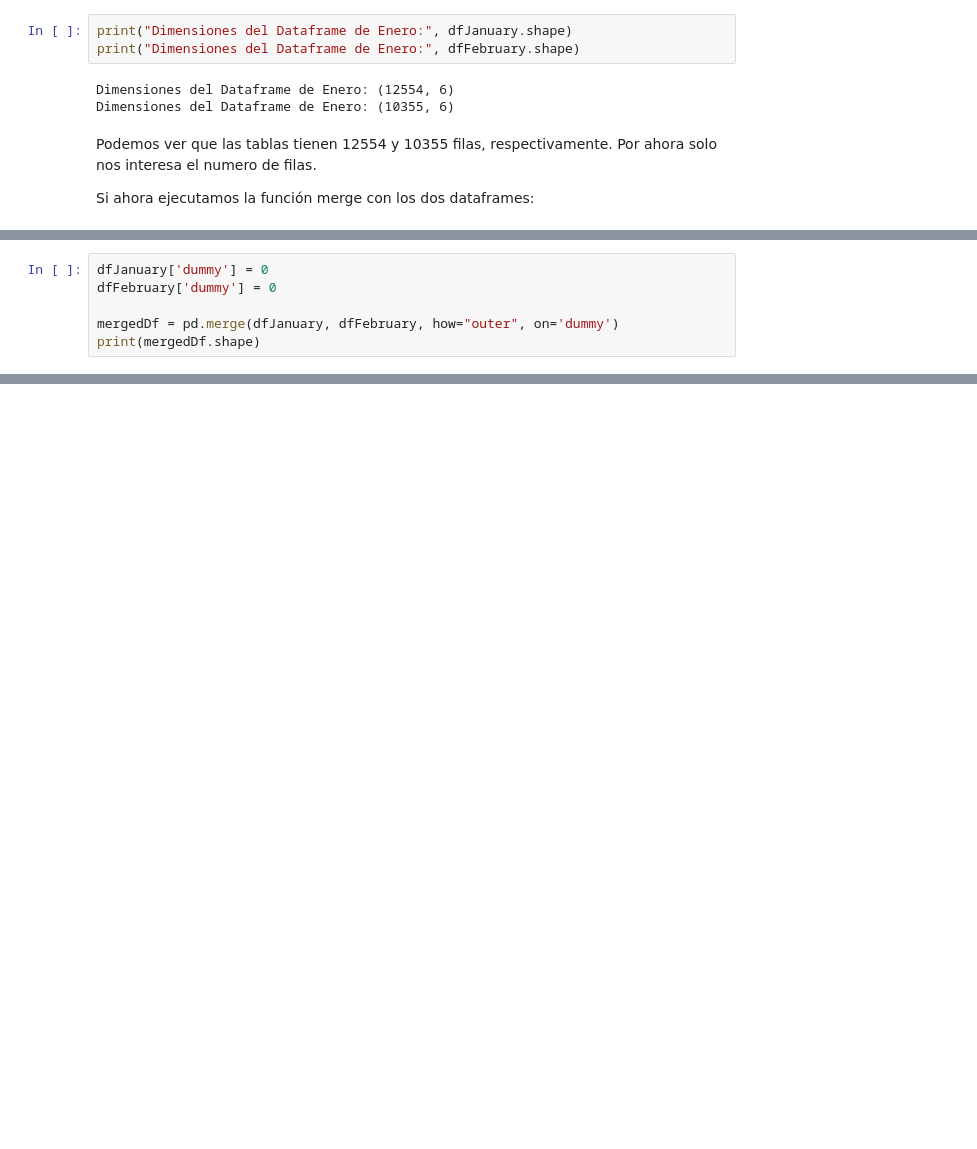
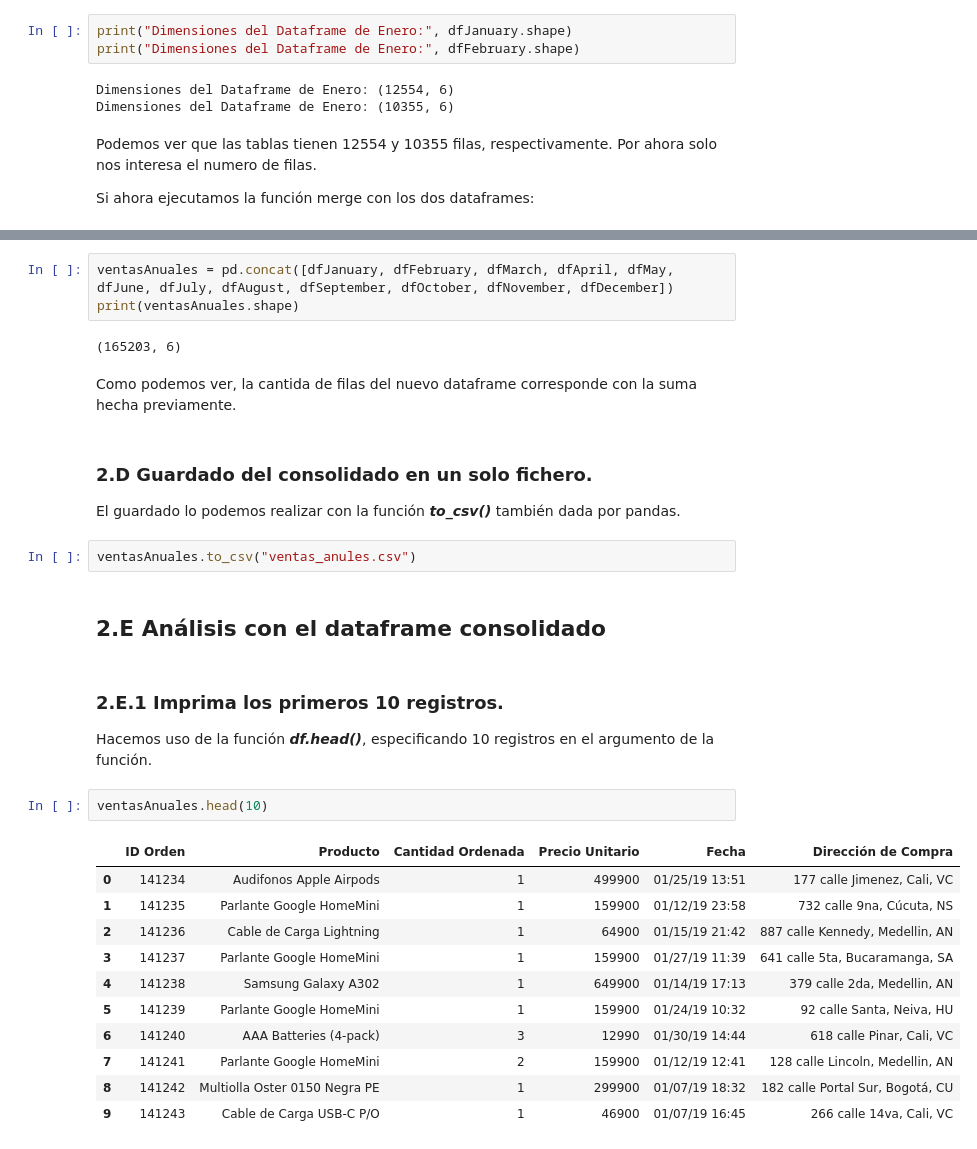
Before and after one commit to Exynix/DataAnalytics, a Jupyter notebook: lab00/lab00.ipynb, the cells around one changed output, grey strips where cells are left out. Cells and saved outputs as stored; diff of their text form; blank space fills up the shorter version.

```diff
--- a/lab00/lab00.ipynb
+++ b/lab00/lab00.ipynb
@@ -193,6 +194,0 @@ Podemos ver que el dataframe combinado tiene en total 24474 filas, cuando la sum
-# %%
-dfJanuary['dummy'] = 0
-dfFebruary['dummy'] = 0
-
-mergedDf = pd.merge(dfJanuary, dfFebruary, how="outer", on='dummy')
-print(mergedDf.shape)
@@ -200,0 +225,31 @@ print(mergedDf.shape)
+# %%
+ventasAnuales = pd.concat([dfJanuary, dfFebruary, dfMarch, dfApril, dfMay, dfJune, dfJuly, dfAugust, dfSeptember, dfOctober, dfNovember, dfDecember])
+print(ventasAnuales.shape)
+# %% [output]
+(165203, 6)
+# %% [markdown]
+Como podemos ver, la cantida de filas del nuevo dataframe corresponde con la suma hecha previamente.
+# %% [markdown]
+### 2.D Guardado del consolidado en un solo fichero.
+El guardado lo podemos realizar con la función ***to_csv()*** también dada por pandas.
+# %%
+ventasAnuales.to_csv("ventas_anules.csv")
+# %% [markdown]
+## 2.E Análisis con el dataframe consolidado
+# %% [markdown]
+### 2.E.1 Imprima los primeros 10 registros.
+Hacemos uso de la función ***df.head()***, especificando 10 registros en el argumento de la función.
+# %%
+ventasAnuales.head(10)
+# %% [output]
+|  | ID Orden | Producto | Cantidad Ordenada | Precio Unitario | Fecha | Dirección de Compra |
+| 0 | 141234 | Audifonos Apple Airpods | 1 | 499900 | 01/25/19 13:51 | 177 calle Jimenez, Cali, VC |
+| 1 | 141235 | Parlante Google HomeMini | 1 | 159900 | 01/12/19 23:58 | 732 calle 9na, Cúcuta, NS |
+| 2 | 141236 | Cable de Carga Lightning | 1 | 64900 | 01/15/19 21:42 | 887 calle Kennedy, Medellin, AN |
+| 3 | 141237 | Parlante Google HomeMini | 1 | 159900 | 01/27/19 11:39 | 641 calle 5ta, Bucaramanga, SA |
+| 4 | 141238 | Samsung Galaxy A302 | 1 | 649900 | 01/14/19 17:13 | 379 calle 2da, Medellin, AN |
+| 5 | 141239 | Parlante Google HomeMini | 1 | 159900 | 01/24/19 10:32 | 92 calle Santa, Neiva, HU |
+| 6 | 141240 | AAA Batteries (4-pack) | 3 | 12990 | 01/30/19 14:44 | 618 calle Pinar, Cali, VC |
+| 7 | 141241 | Parlante Google HomeMini | 2 | 159900 | 01/12/19 12:41 | 128 calle Lincoln, Medellin, AN |
+| 8 | 141242 | Multiolla Oster 0150 Negra PE | 1 | 299900 | 01/07/19 18:32 | 182 calle Portal Sur, Bogotá, CU |
+| 9 | 141243 | Cable de Carga USB-C P/O | 1 | 46900 | 01/07/19 16:45 | 266 calle 14va, Cali, VC |
```
Also changed, not shown: parts of 16 cells of this notebook, 1 other file.
